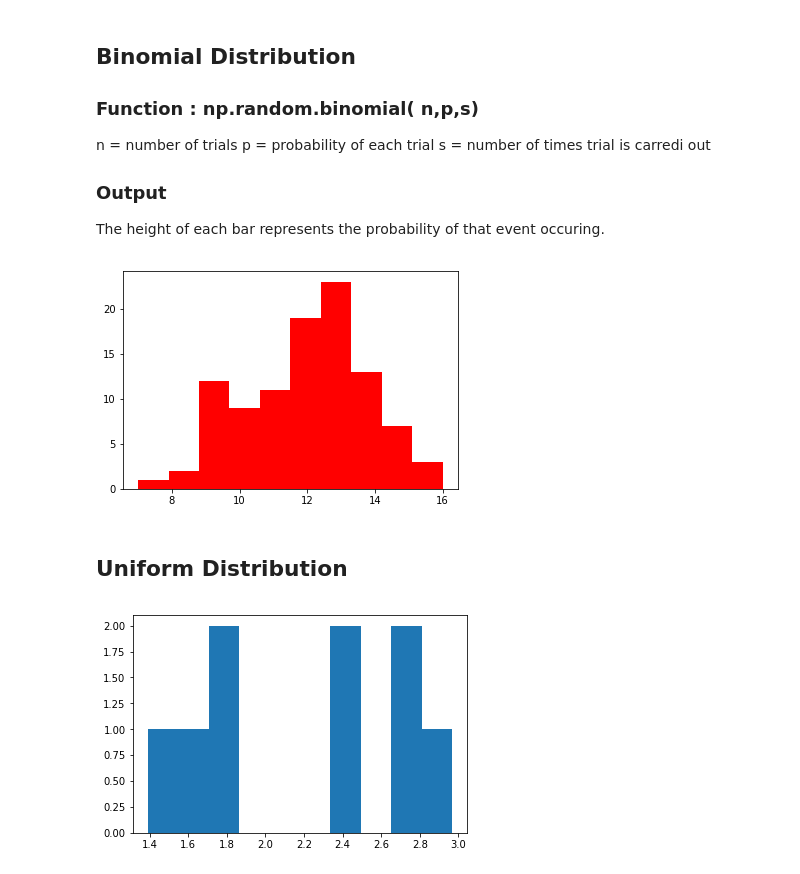
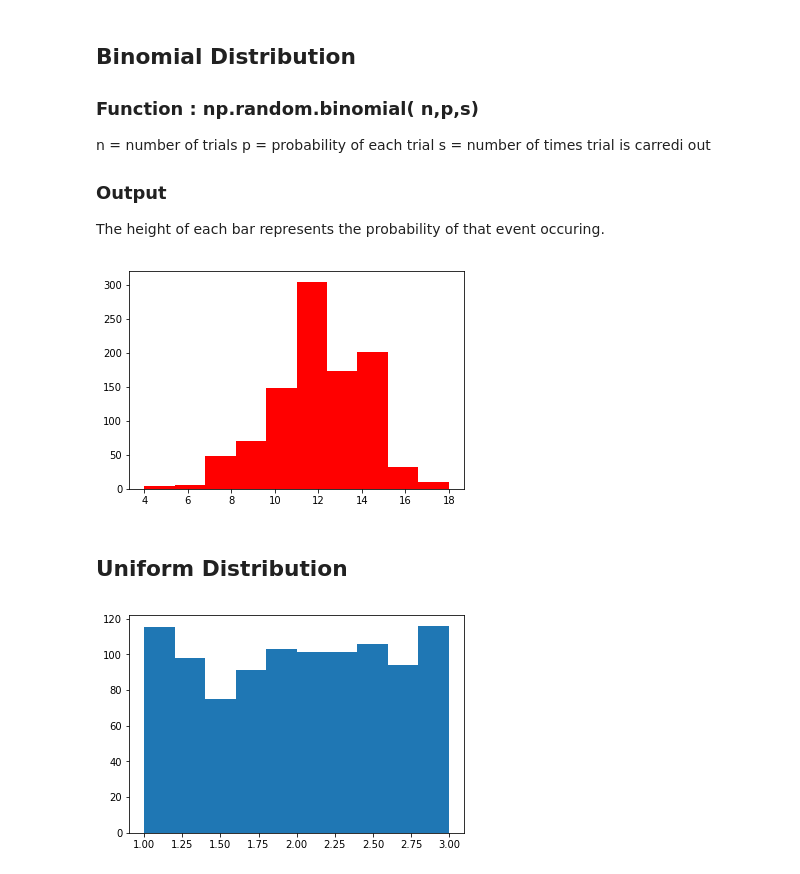
Before and after one commit to roisinanglim/numpy-random, a Jupyter notebook: numpy-random.ipynb, the cells around one changed output. Cells and saved outputs as stored; diff of their text form; code cells hidden in the pictures.

```diff
--- a/numpy-random.ipynb
+++ b/numpy-random.ipynb
@@ -82,16 +83,16 @@ The height of each bar represents the probability of that event occuring.
 # %%
 import numpy as np
 import matplotlib.pyplot as plt
-x = np.random.binomial(20,.6,100)
+x = np.random.binomial(20,.6,1000)
 plt.hist(x,color='r')
 plt.show()
 # %% [output]
-[figure, old version]
+[figure, new version]
 # %% [markdown]
 ## Uniform Distribution
 # %%
-t = np.random.uniform(1,3,9)
+t = np.random.uniform(1,3,1000)
 plt.hist(t)
 plt.show()
 # %% [output]
-[figure, old version]
+[figure, new version]
```
Also changed, not shown: parts of 5 cells of this notebook.
